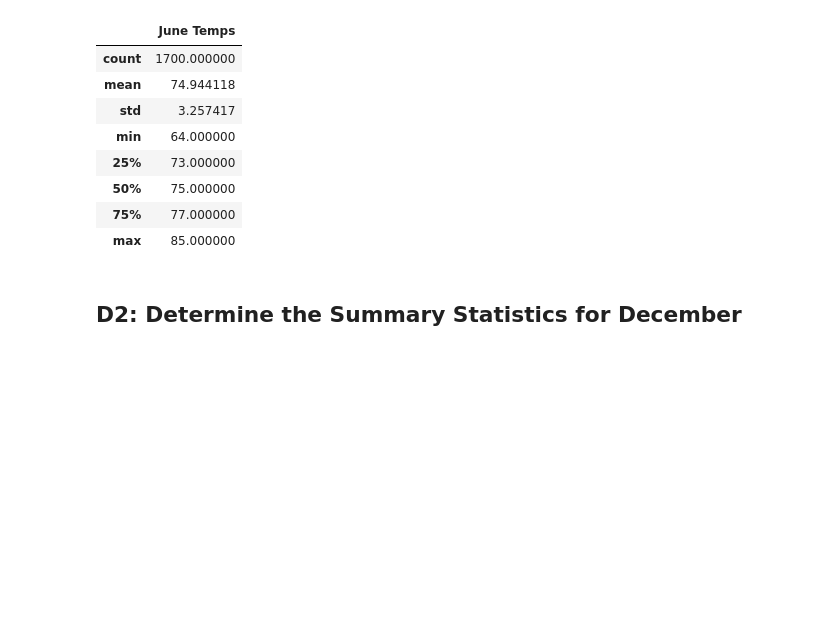
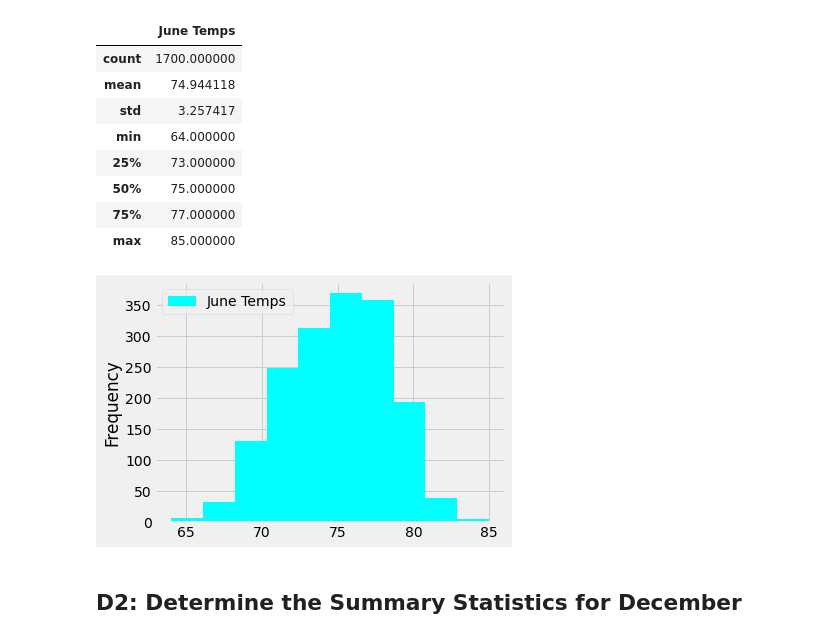
Before and after one commit to krishnakalisarkar/Surfs_up, a Jupyter notebook: SurfsUp_Challenge.ipynb, the cells around one changed output. Drawn from its saved outputs; the diff is of its cells as text; code cells hidden in the pictures; blank space fills up the shorter version.

```diff
--- a/SurfsUp_Challenge.ipynb
+++ b/SurfsUp_Challenge.ipynb
@@ -39,14 +70,14 @@ print(results_june)
 [(78.0,), (76.0,), (78.0,), (76.0,), (77.0,), (78.0,), (77.0,), (78.0,), (78.0,), (79.0,), (78.0,), (78.0,), (78.0,), (77.0,), (78.0,), (78.0,), (77.0,), (77.0,), (82.0,), (78.0,), (78.0,), (78.0,), ( ...
 # %%
 #  3. Convert the June temperatures to a list.
-temps = list(np.ravel(results_june))
-print(temps)
+june_temps = list(np.ravel(results_june))
+print(june_temps)
 # %% [output]
 [78.0, 76.0, 78.0, 76.0, 77.0, 78.0, 77.0, 78.0, 78.0, 79.0, 78.0, 78.0, 78.0, 77.0, 78.0, 78.0, 77.0, 77.0, 82.0, 78.0, 78.0, 78.0, 78.0, 78.0, 77.0, 76.0, 78.0, 78.0, 78.0, 78.0, 77.0, 78.0, 73.0, 7 ...
 # %%
 # 4. Create a DataFrame from the list of temperatures for the month of June.
-temps_df = pd.DataFrame(temps, columns = ["June Temps"])
-temps_df.head()
+june_temps_df = pd.DataFrame(june_temps, columns = ["June Temps"])
+june_temps_df.head()
 # %% [output]
 |  | June Temps |
 | 0 | 78.0 |
@@ -67,6 +98,11 @@ temps_df.describe()
 | 50% | 75.000000 |
 | 75% | 77.000000 |
 | max | 85.000000 |
+# %%
+june_temps_df.plot.hist(bins= 10, color = "cyan")
+plt.tight_layout()
+# %% [output]
+[figure, added]
 # %% [markdown]
 ## D2: Determine the Summary Statistics for December
 # %%
```
Also changed, not shown: parts of 13 cells of this notebook, 11 other files.
